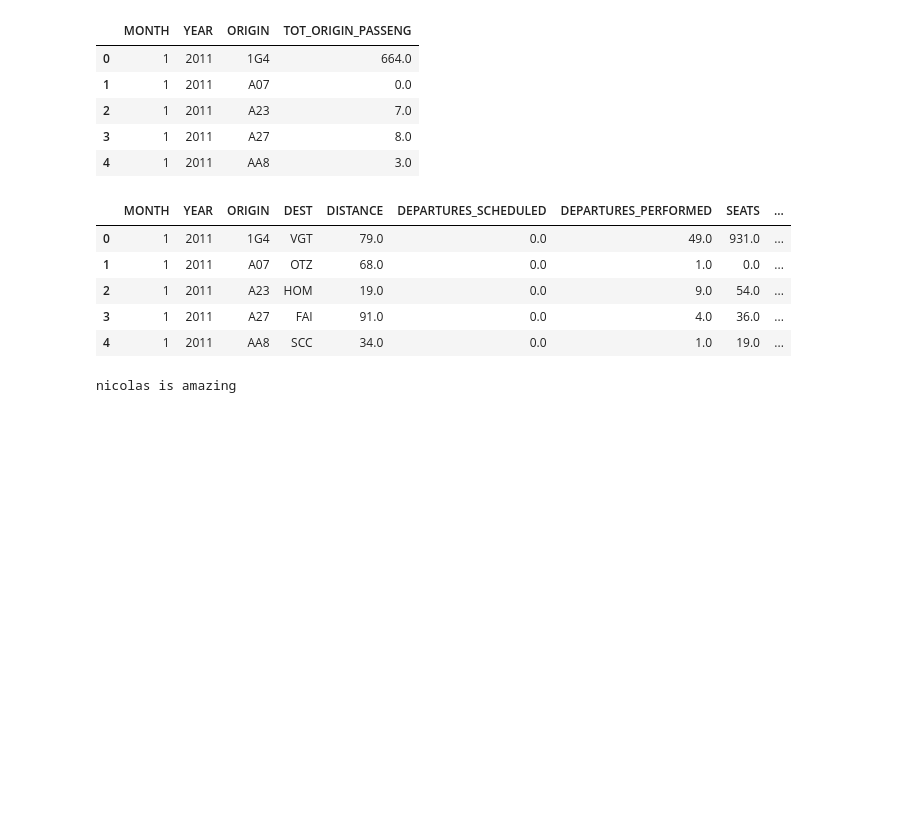
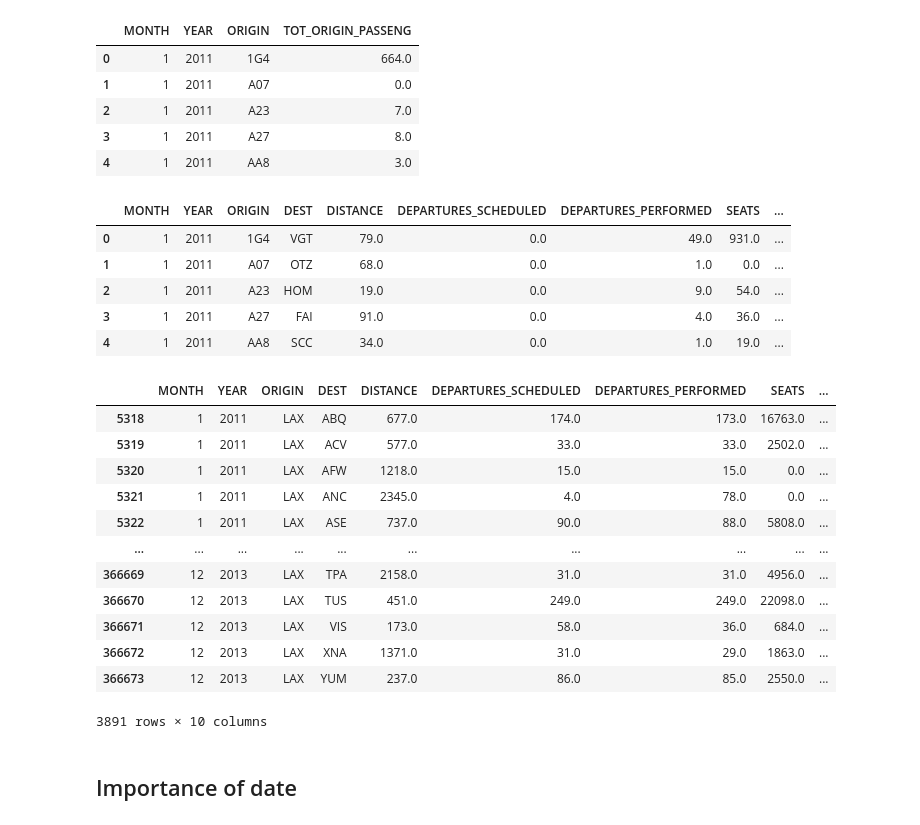
Before and after one commit to henrique-britoleao/air_passenger_traffic, a Jupyter notebook: data_treating.ipynb, the cells around one changed output. Drawn from its saved outputs; the diff is of its cells as text; code cells hidden in the pictures; blank space fills up the shorter version.

Commit message:
'added month importnace'

```diff
--- a/data_treating.ipynb
+++ b/data_treating.ipynb
@@ -268,7 +270,21 @@ flight.head()
 | 2 | 1 | 2011 | A23 | HOM | 19.0 | 0.0 | 9.0 | 54.0 | ... |
 | 3 | 1 | 2011 | A27 | FAI | 91.0 | 0.0 | 4.0 | 36.0 | ... |
 | 4 | 1 | 2011 | AA8 | SCC | 34.0 | 0.0 | 1.0 | 19.0 | ... |
-# %%
-print("nicolas is amazing")
-# %% [output]
-nicolas is amazing
+# %%
+flight.loc[flight['ORIGIN']=='LAX', :]
+# %% [output]
+|  | MONTH | YEAR | ORIGIN | DEST | DISTANCE | DEPARTURES_SCHEDULED | DEPARTURES_PERFORMED | SEATS | ... |
+| 5318 | 1 | 2011 | LAX | ABQ | 677.0 | 174.0 | 173.0 | 16763.0 | ... |
+| 5319 | 1 | 2011 | LAX | ACV | 577.0 | 33.0 | 33.0 | 2502.0 | ... |
+| 5320 | 1 | 2011 | LAX | AFW | 1218.0 | 15.0 | 15.0 | 0.0 | ... |
+| 5321 | 1 | 2011 | LAX | ANC | 2345.0 | 4.0 | 78.0 | 0.0 | ... |
+| 5322 | 1 | 2011 | LAX | ASE | 737.0 | 90.0 | 88.0 | 5808.0 | ... |
+| ... | ... | ... | ... | ... | ... | ... | ... | ... | ... |
+| 366669 | 12 | 2013 | LAX | TPA | 2158.0 | 31.0 | 31.0 | 4956.0 | ... |
+| 366670 | 12 | 2013 | LAX | TUS | 451.0 | 249.0 | 249.0 | 22098.0 | ... |
+| 366671 | 12 | 2013 | LAX | VIS | 173.0 | 58.0 | 36.0 | 684.0 | ... |
+| 366672 | 12 | 2013 | LAX | XNA | 1371.0 | 31.0 | 29.0 | 1863.0 | ... |
+| 366673 | 12 | 2013 | LAX | YUM | 237.0 | 86.0 | 85.0 | 2550.0 | ... |
+3891 rows × 10 columns
+# %% [markdown]
+## Importance of date
```
Also changed, not shown: parts of 7 cells of this notebook.
